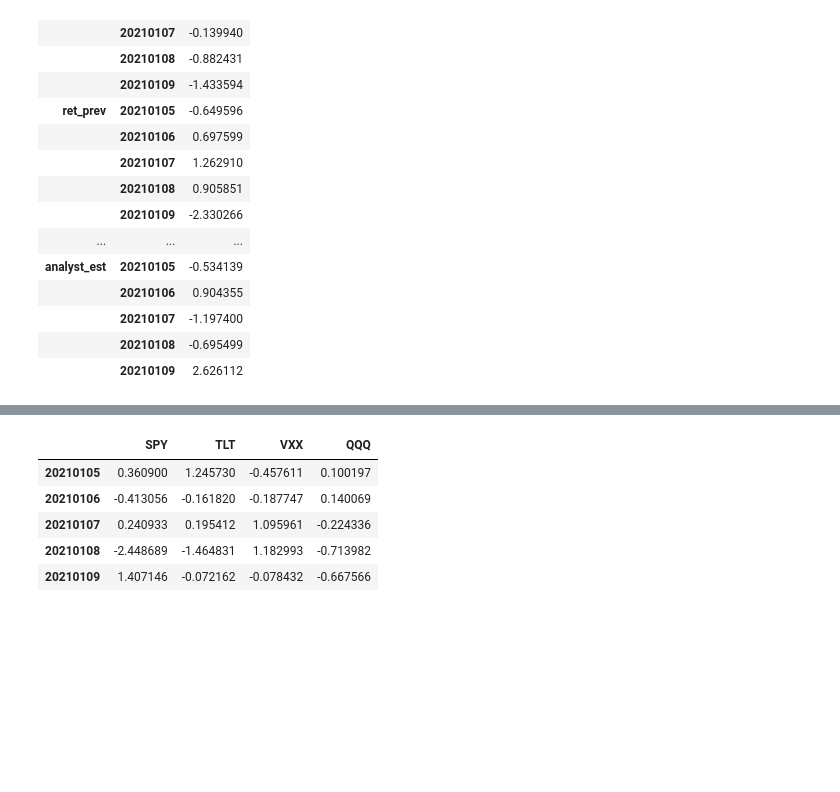
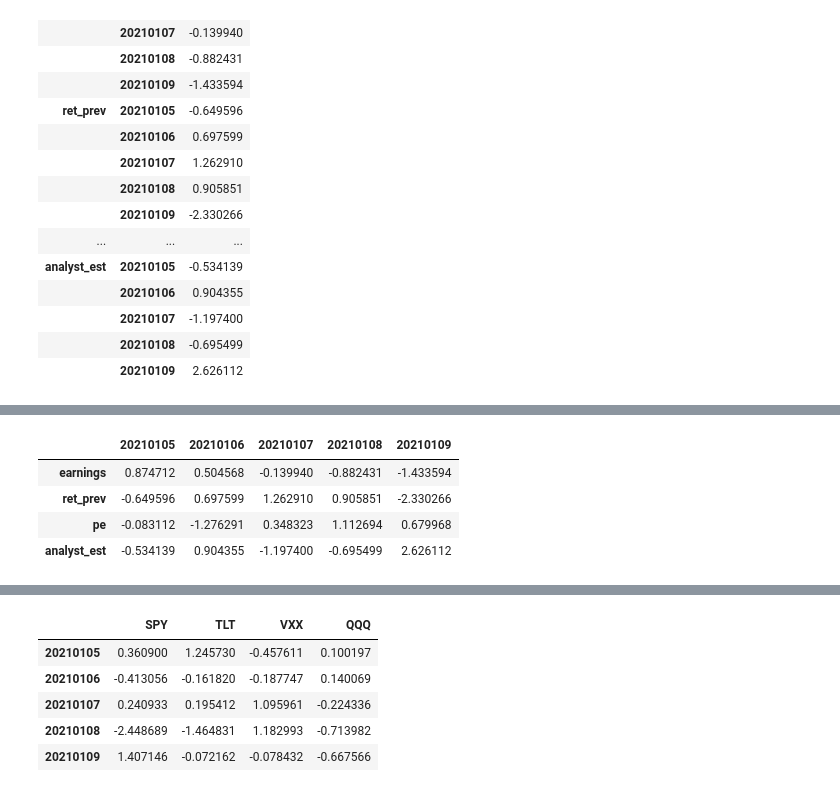
Before and after one commit to Brice-Dev-Lab/WSQ-Training-Modules, a Jupyter notebook: 06_morePandas2Code/MultiIndexing.ipynb, the cells around one changed output, grey strips where cells are left out. Saved outputs shown, nothing was run; the diff lists cells and outputs as text; code cells hidden in the pictures; blank space fills up the shorter version.

```diff
--- a/06_morePandas2Code/MultiIndexing.ipynb
+++ b/06_morePandas2Code/MultiIndexing.ipynb
@@ -362,0 +492,9 @@ ser.unstack(level=0)
+# %%
+ser_level1 = ser.unstack(level=1)
+ser_level1
+# %% [output]
+|  | 20210105 | 20210106 | 20210107 | 20210108 | 20210109 |
+| earnings | 0.874712 | 0.504568 | -0.139940 | -0.882431 | -1.433594 |
+| ret_prev | -0.649596 | 0.697599 | 1.262910 | 0.905851 | -2.330266 |
+| pe | -0.083112 | -1.276291 | 0.348323 | 1.112694 | 0.679968 |
+| analyst_est | -0.534139 | 0.904355 | -1.197400 | -0.695499 | 2.626112 |
```
Also changed, not shown: parts of 4 cells of this notebook.
